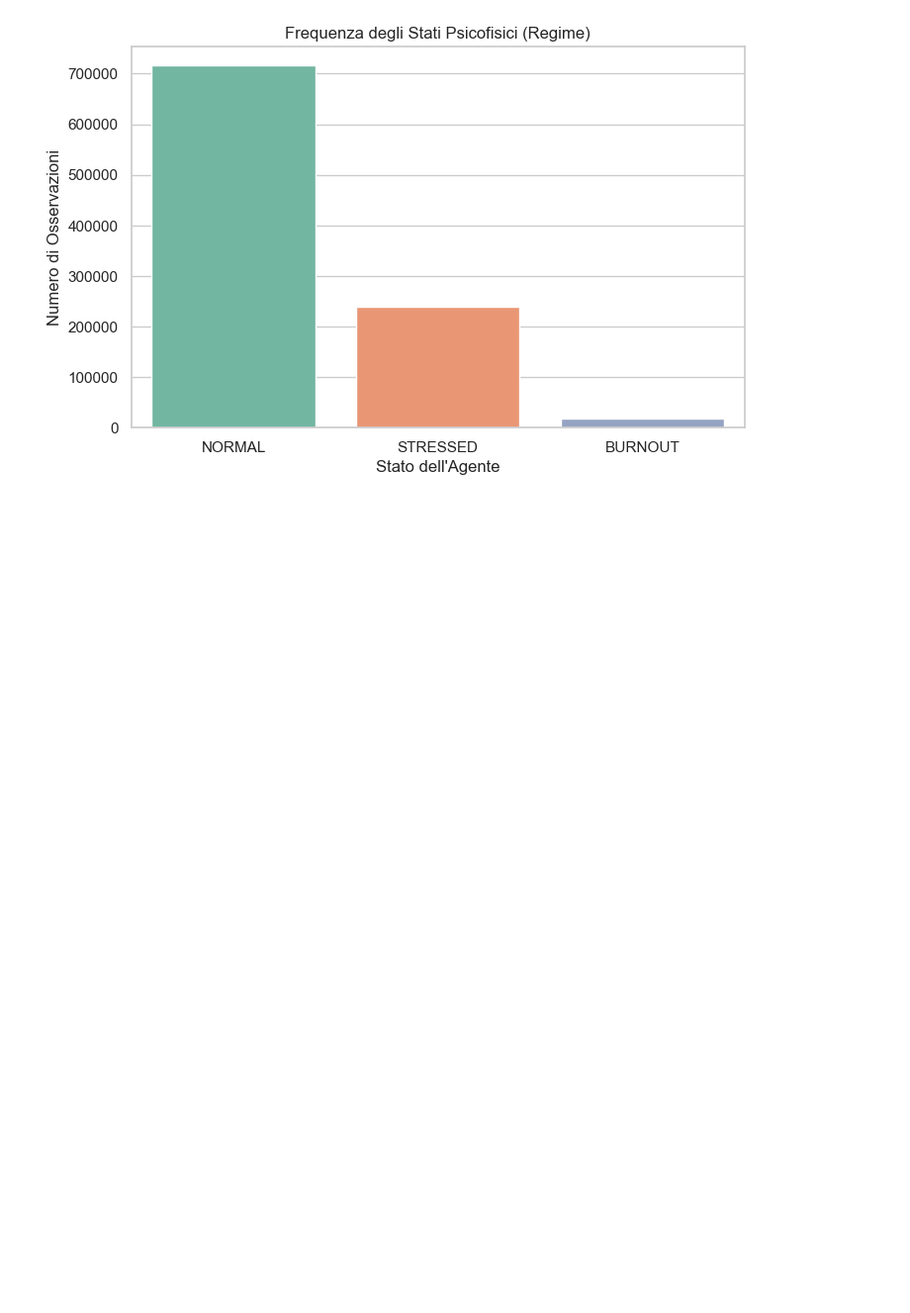
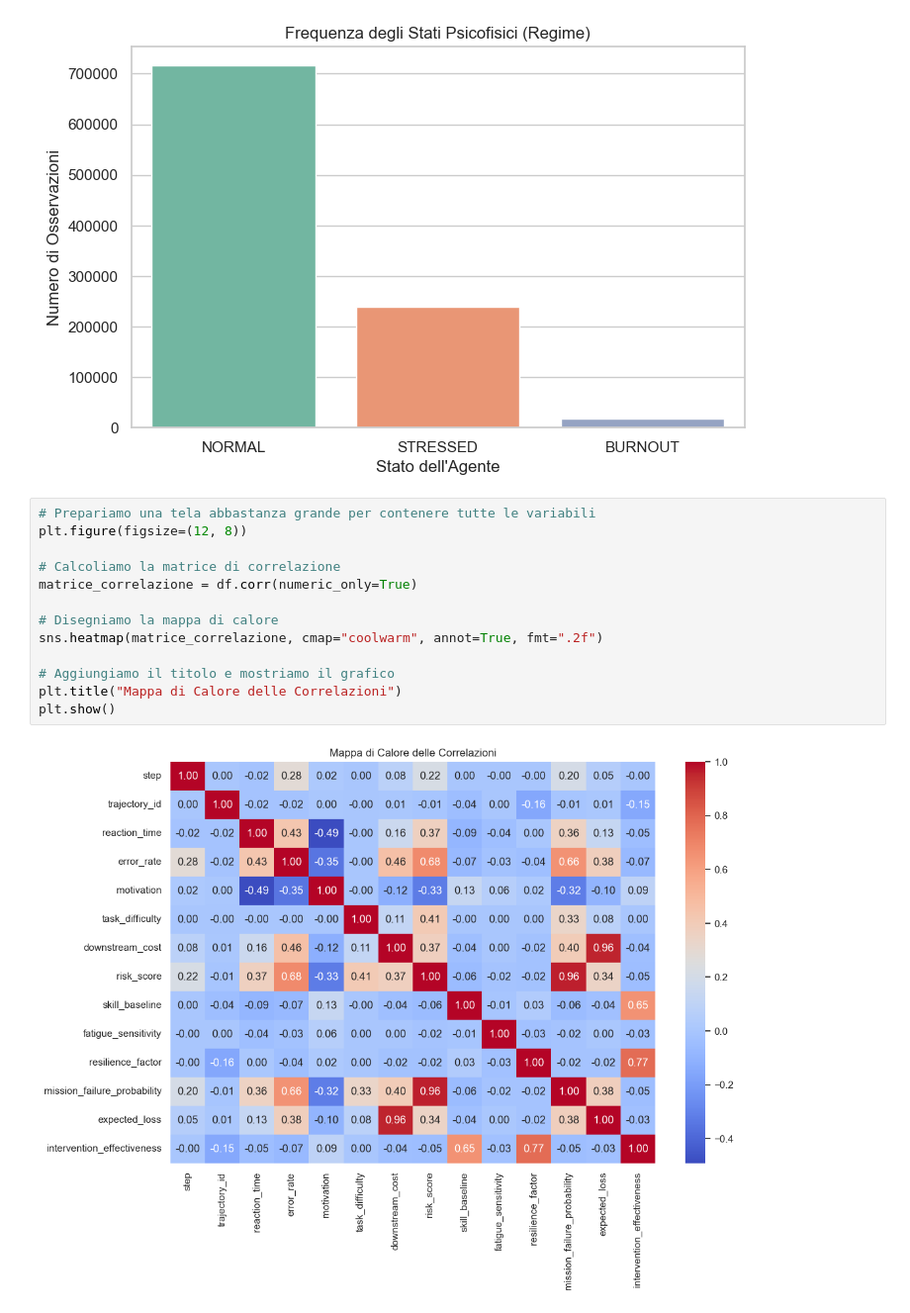
Before and after one commit to vinfabbricatore-boop/human-performance-data-analysis, a Jupyter notebook: notebooks/01_data_exploration.ipynb, the cells around one changed output. Shown at 99% size. Saved outputs shown, nothing was run; the diff lists cells and outputs as text; blank space fills up the shorter version.

Commit message:
Completata EDA iniziale: istogrammi e mappa di calore

```diff
--- a/notebooks/01_data_exploration.ipynb
+++ b/notebooks/01_data_exploration.ipynb
@@ -91,3 +91,18 @@ plt.ylabel('Numero di Osservazioni')
 plt.show()
 # %% [output]
 [figure]
+# %%
+# Prepariamo una tela abbastanza grande per contenere tutte le variabili
+plt.figure(figsize=(12, 8))
+
+# Calcoliamo la matrice di correlazione
+matrice_correlazione = df.corr(numeric_only=True)
+
+# Disegniamo la mappa di calore
+sns.heatmap(matrice_correlazione, cmap="coolwarm", annot=True, fmt=".2f")
+
+# Aggiungiamo il titolo e mostriamo il grafico
+plt.title("Mappa di Calore delle Correlazioni")
+plt.show()
+# %% [output]
+[figure, added]
```
